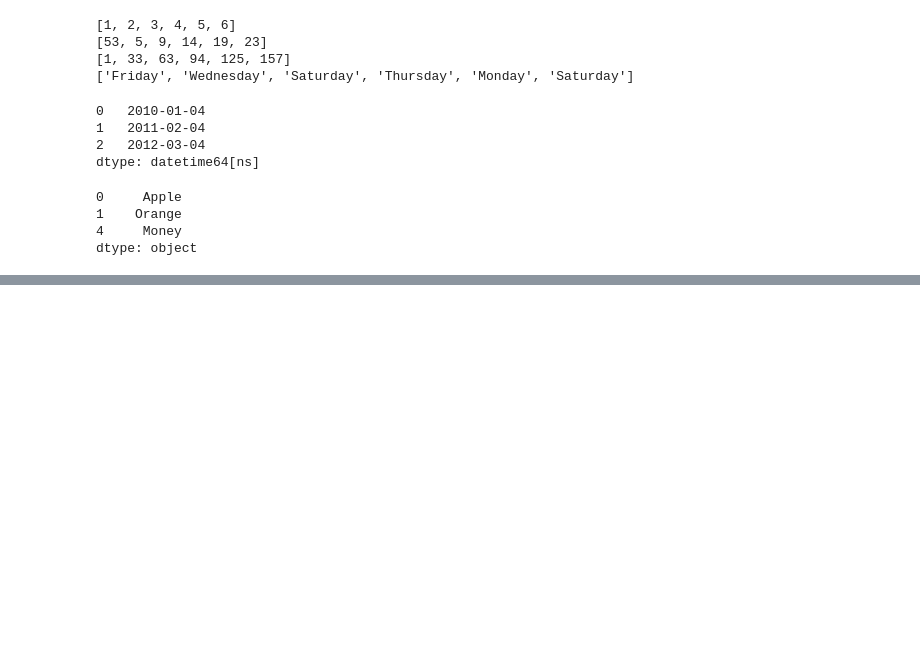
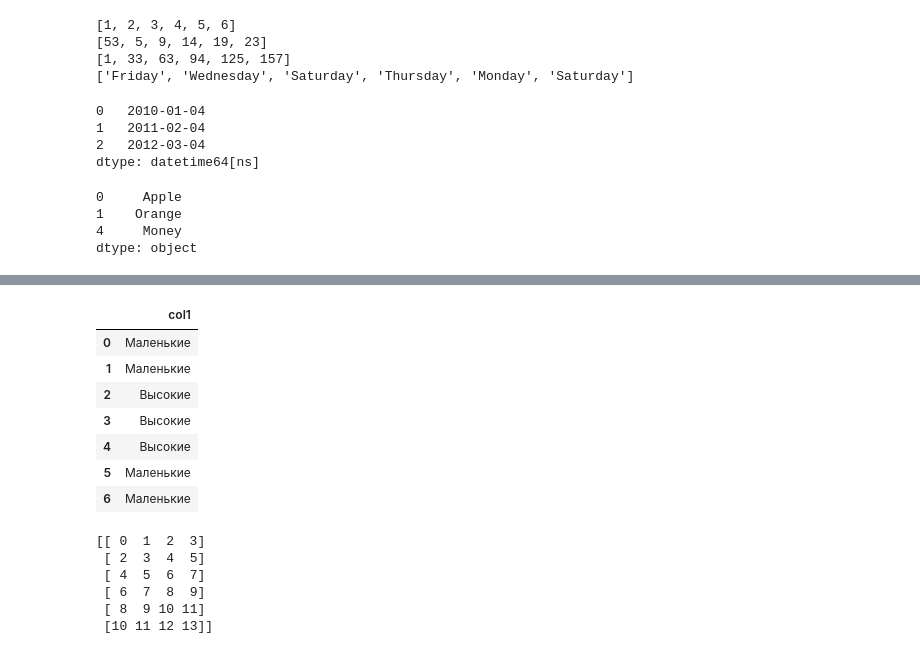
Before and after one commit to FredBrit/fluent_python, a Jupyter notebook: pandas_tasks.ipynb, the cells around one changed output, grey strips where cells are left out. Cells and saved outputs as stored; diff of their text form; code cells hidden in the pictures; blank space fills up the shorter version.

```diff
--- a/pandas_tasks.ipynb
+++ b/pandas_tasks.ipynb
@@ -443,0 +661,42 @@ dtype: object
+# %%
+df=pd.DataFrame({'col1':[10,10,26,26,26,10,12]})
+
+# np.where(условие, значение_если_True, значение_если_False)
+df['col1'] = np.where(df['col1'] < 25, 'Маленькие', 'Высокие')
+
+# Для сложныых условий, применение apply(func) к каждой строке
+# def categorize(val):
+#    return 'Маленькие' if val < 25 else 'Высокие'
+# df['col1'] = df['col1'].apply(categorize)
+
+df
+# %% [output]
+|  | col1 |
+| 0 | Маленькие |
+| 1 | Маленькие |
+| 2 | Высокие |
+| 3 | Высокие |
+| 4 | Высокие |
+| 5 | Маленькие |
+| 6 | Маленькие |
+# %%
+# Нарезка Series на окна — это способ превратить временной ряд в таблицу для машинного обучения.
+# Такая нарезка — это фундаментальный приём в анализе временных рядов и машинном обучении. Вот основные применения:
+#  предсказать следующее значение по предыдущим 4
+# Анализ текста (NLP) Окна по словам — это n-граммы для анализа текста:
+
+
+L = pd.Series(range(15))
+window_size = 4
+step = 2
+
+# Через sliding_window_view с шагом
+windows = np.lib.stride_tricks.sliding_window_view(L.values, window_size)[::step]
+print(windows)
+# %% [output]
+[[ 0  1  2  3]
+ [ 2  3  4  5]
+ [ 4  5  6  7]
+ [ 6  7  8  9]
+ [ 8  9 10 11]
+ [10 11 12 13]]
```
Also changed, not shown: parts of 14 cells of this notebook.
